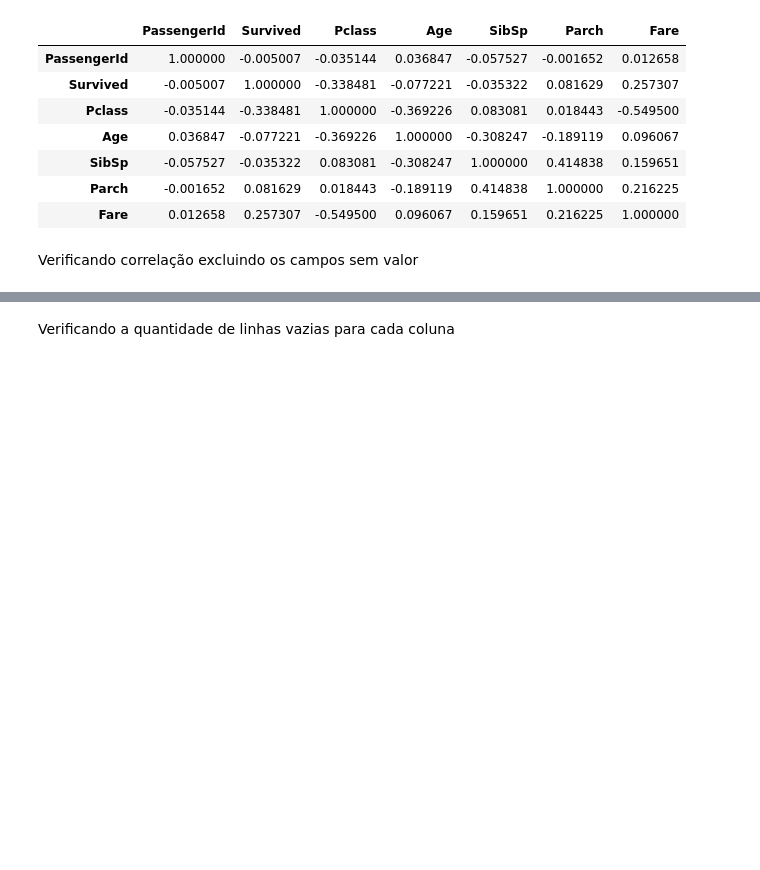
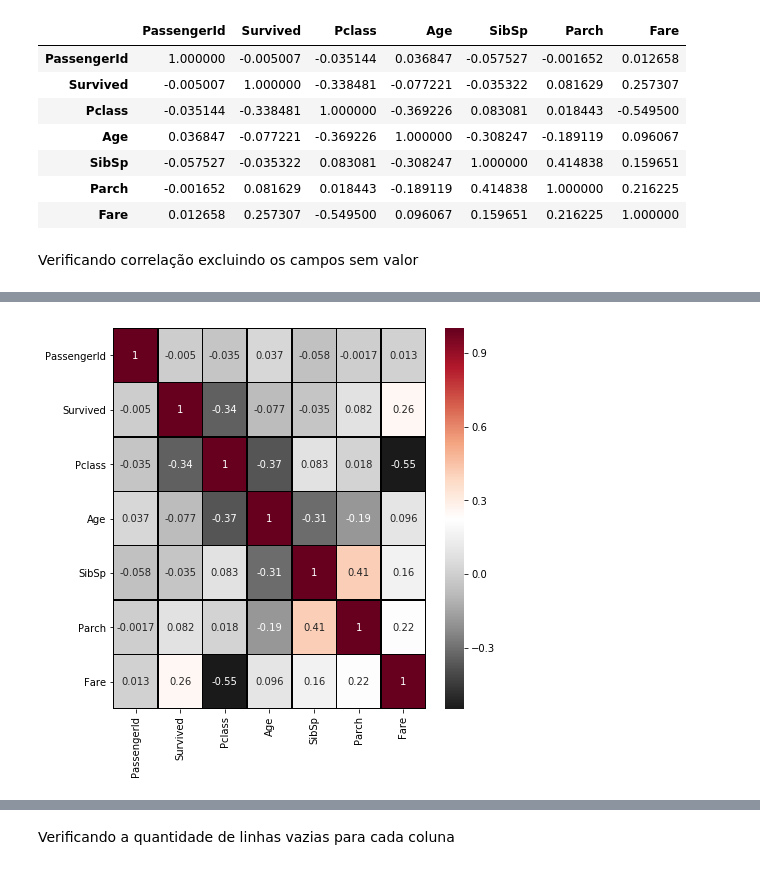
Before and after one commit to silenozlt/Desafio-Titanic, a Jupyter notebook: Titanic.ipynb, the cells around one changed output, grey strips where cells are left out. Cells and saved outputs as stored; diff of their text form; code cells hidden in the pictures; blank space fills up the shorter version.

```diff
--- a/Titanic.ipynb
+++ b/Titanic.ipynb
@@ -81,3 +83,12 @@ train.dropna().corr()
+# %%
+%matplotlib inline
+
+plt.figure(figsize=(7,7))
+sns.heatmap(train.corr(), annot=True, linewidths=0.5, linecolor='black', cmap='RdGy_r')
+plt.xticks(rotation=90)
+plt.show()
+# %% [output]
+[figure, added]
 # %%
 train.describe(include = "all")
 # %% [output]
```
Also changed, not shown: parts of 8 cells of this notebook.
